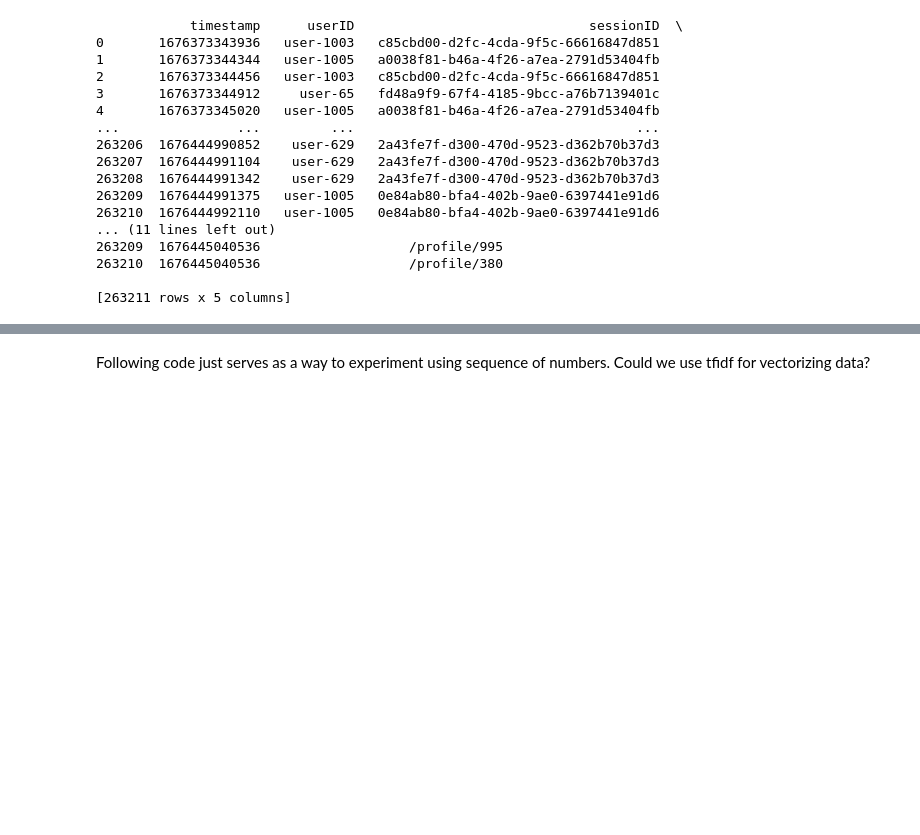
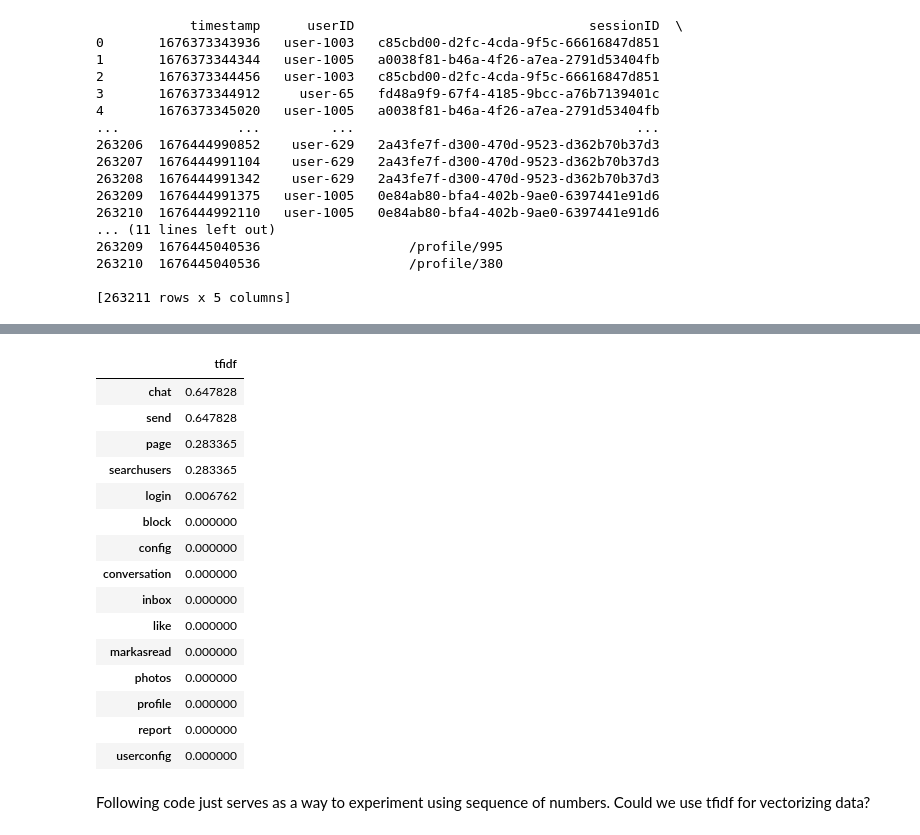
Before and after one commit to Request-analysis-ML/request-analyzer-model, a Jupyter notebook: score_based.ipynb, the cells around one changed output, grey strips where cells are left out. Drawn from its saved outputs; the diff is of its cells as text; code cells hidden in the pictures; blank space fills up the shorter version.

Commit message:
tfidf added to score_based

```diff
--- a/score_based.ipynb
+++ b/score_based.ipynb
@@ -50,16 +49,0 @@ userID
-# %%
-newDF = []
-
-for name in users:
-    l = []
-    l.append(name)
-    userInfo = allUsers.loc[name]
-    userReq = list(userInfo['URL'])
-    for req in userReq:
-        l.append(req)
-    newDF.append(l)
-
-
-df = pd.DataFrame(data=newDF)
-
-print(df)
@@ -67,0 +50,15 @@ KeyboardInterrupt:
+# %%
+request_logs = df['URL']
+
+cleaned_logs = []
+
+for i in range(0, len(request_logs)):
+    sequence = re.sub('[^a-zA-Z]', ' ', request_logs[i])
+    sequence = sequence.lower()
+    cleaned_logs.append(sequence)
+
+print(cleaned_logs[7])
+# %%
+df['request_logs'] = cleaned_logs
+df = df.drop('URL', axis=1)
+df
@@ -67,0 +79,6 @@ KeyboardInterrupt:
+# %%
+#Using the tfidf-vectorizer
+tfidf_vect = TfidfVectorizer()
+vect_logs = tfidf_vect.fit_transform(df['request_logs'])
+
+print(vect_logs.todense())
@@ -68,3 +93,25 @@ KeyboardInterrupt:
+# %%
+#Just some code to see what we got :)
+vector_tfidfvectorizer=vect_logs[6]
+df2 = pd.DataFrame(vector_tfidfvectorizer.T.todense(), index=tfidf_vect.get_feature_names_out(), columns=["tfidf"])
+df2.sort_values(by=["tfidf"], ascending=False)
+# %% [output]
+|  | tfidf |
+| chat | 0.647828 |
+| send | 0.647828 |
+| page | 0.283365 |
+| searchusers | 0.283365 |
+| login | 0.006762 |
+| block | 0.000000 |
+| config | 0.000000 |
+| conversation | 0.000000 |
+| inbox | 0.000000 |
+| like | 0.000000 |
+| markasread | 0.000000 |
+| photos | 0.000000 |
+| profile | 0.000000 |
+| report | 0.000000 |
+| userconfig | 0.000000 |
 # %% [markdown]
 Following code just serves as a way to experiment using sequence of numbers. Could we use tfidf for vectorizing data?
 # %%
```
Also changed, not shown: parts of 5 cells of this notebook, 2 other files.
